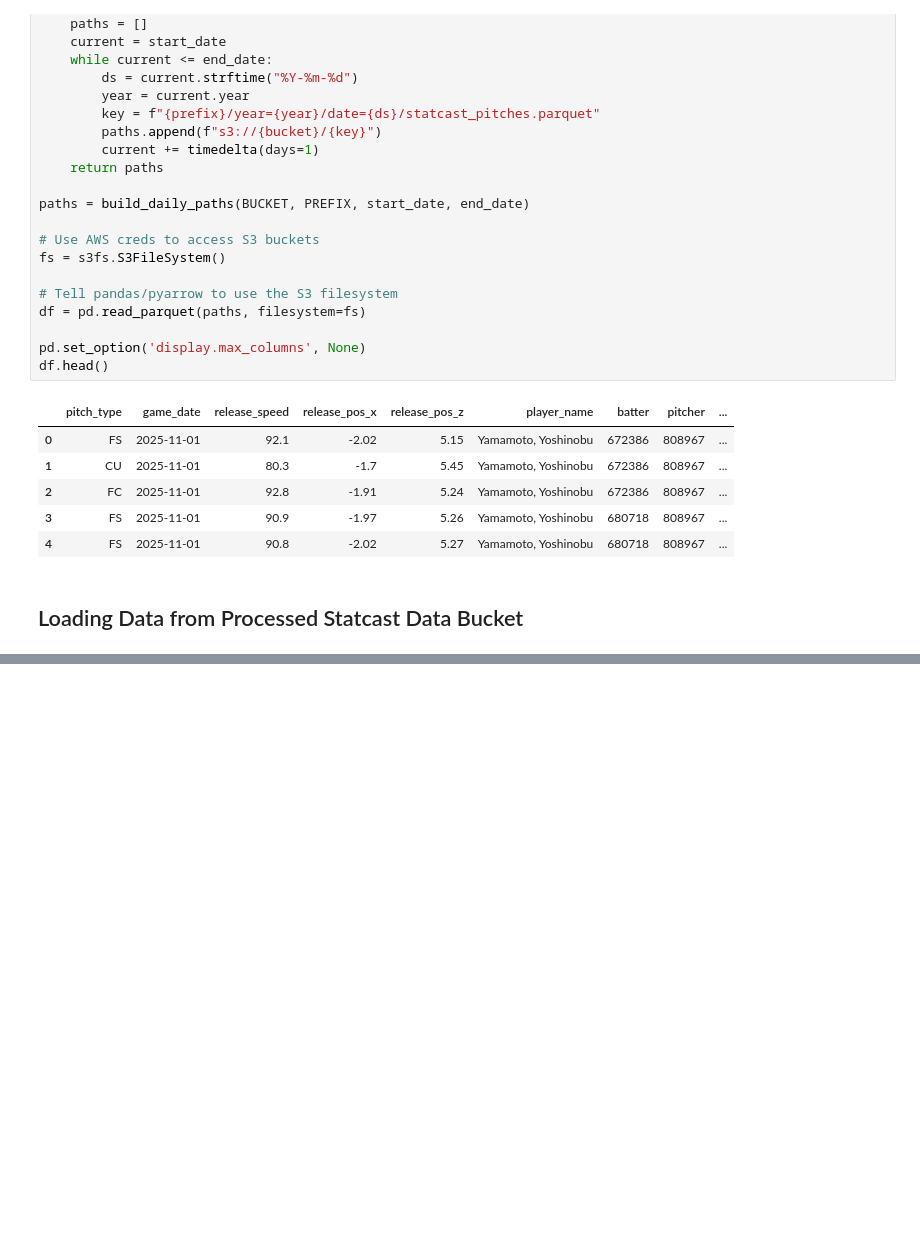
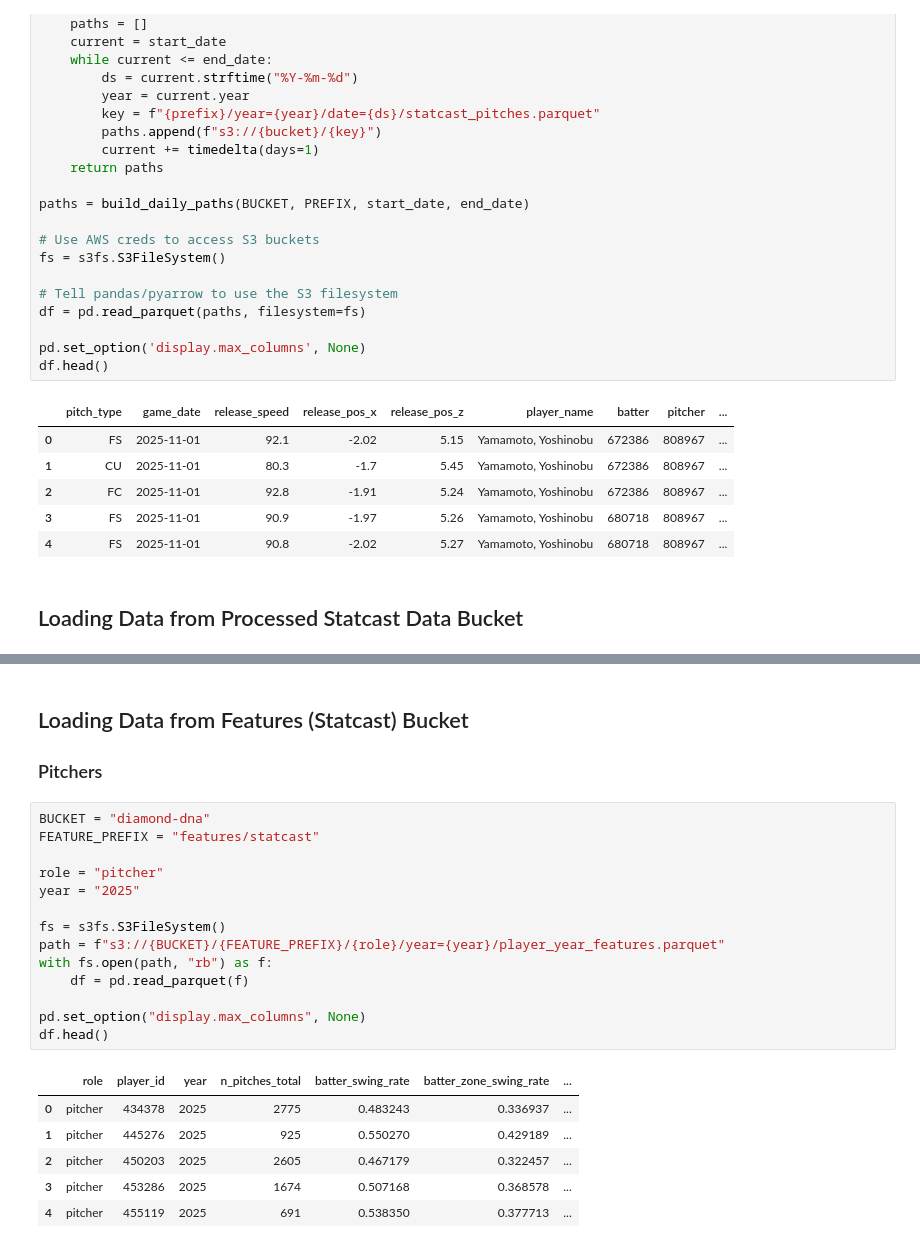
Before and after one commit to bryjjch/Diamond-DNA, a Jupyter notebook: experimentation/loading_data.ipynb, the cells around one changed output, grey strips where cells are left out. Drawn from its saved outputs; the diff is of its cells as text; blank space fills up the shorter version.

Commit message:
Added feature testing for loading_data

```diff
--- a/experimentation/loading_data.ipynb
+++ b/experimentation/loading_data.ipynb
@@ -82,0 +78,26 @@ df.head()
+# %% [markdown]
+## Loading Data from Features (Statcast) Bucket
+
+
+### Pitchers
+# %%
+BUCKET = "diamond-dna"
+FEATURE_PREFIX = "features/statcast"
+
+role = "pitcher"
+year = "2025"
+
+fs = s3fs.S3FileSystem()
+path = f"s3://{BUCKET}/{FEATURE_PREFIX}/{role}/year={year}/player_year_features.parquet"
+with fs.open(path, "rb") as f:
+    df = pd.read_parquet(f)
+
+pd.set_option("display.max_columns", None)
+df.head()
+# %% [output]
+|  | role | player_id | year | n_pitches_total | batter_swing_rate | batter_zone_swing_rate | ... |
+| 0 | pitcher | 434378 | 2025 | 2775 | 0.483243 | 0.336937 | ... |
+| 1 | pitcher | 445276 | 2025 | 925 | 0.550270 | 0.429189 | ... |
+| 2 | pitcher | 450203 | 2025 | 2605 | 0.467179 | 0.322457 | ... |
+| 3 | pitcher | 453286 | 2025 | 1674 | 0.507168 | 0.368578 | ... |
+| 4 | pitcher | 455119 | 2025 | 691 | 0.538350 | 0.377713 | ... |
```
Also changed, not shown: parts of 5 cells of this notebook.
